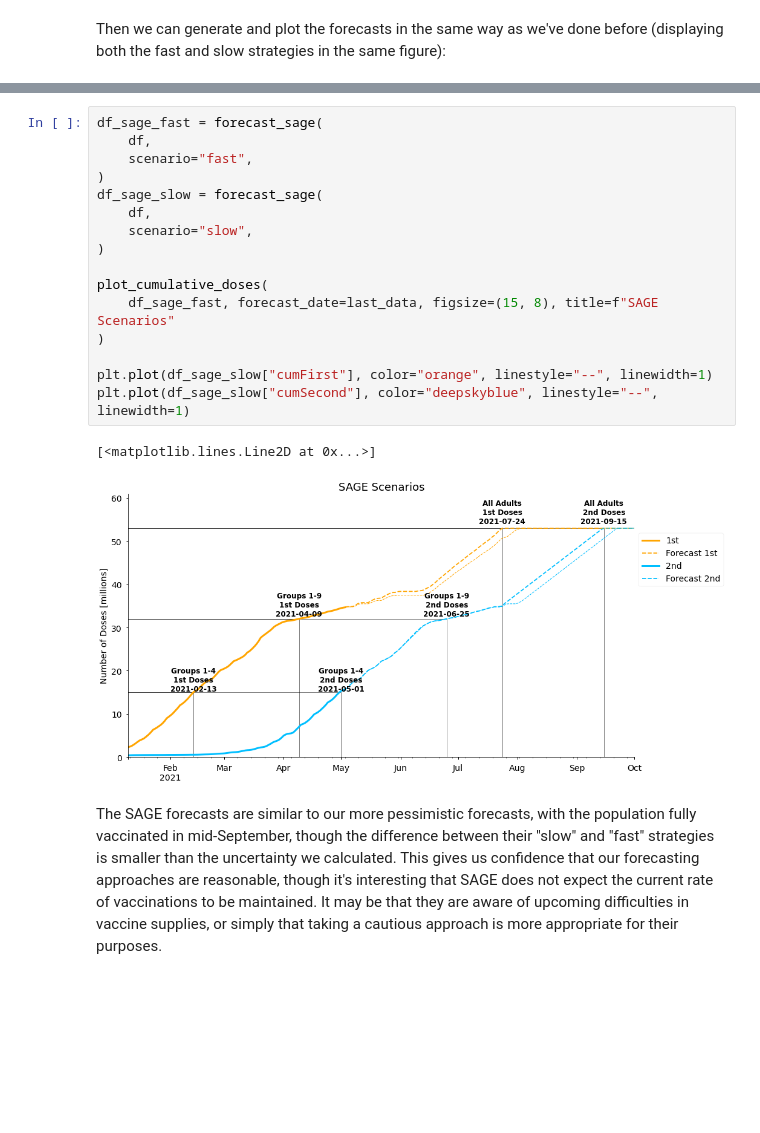
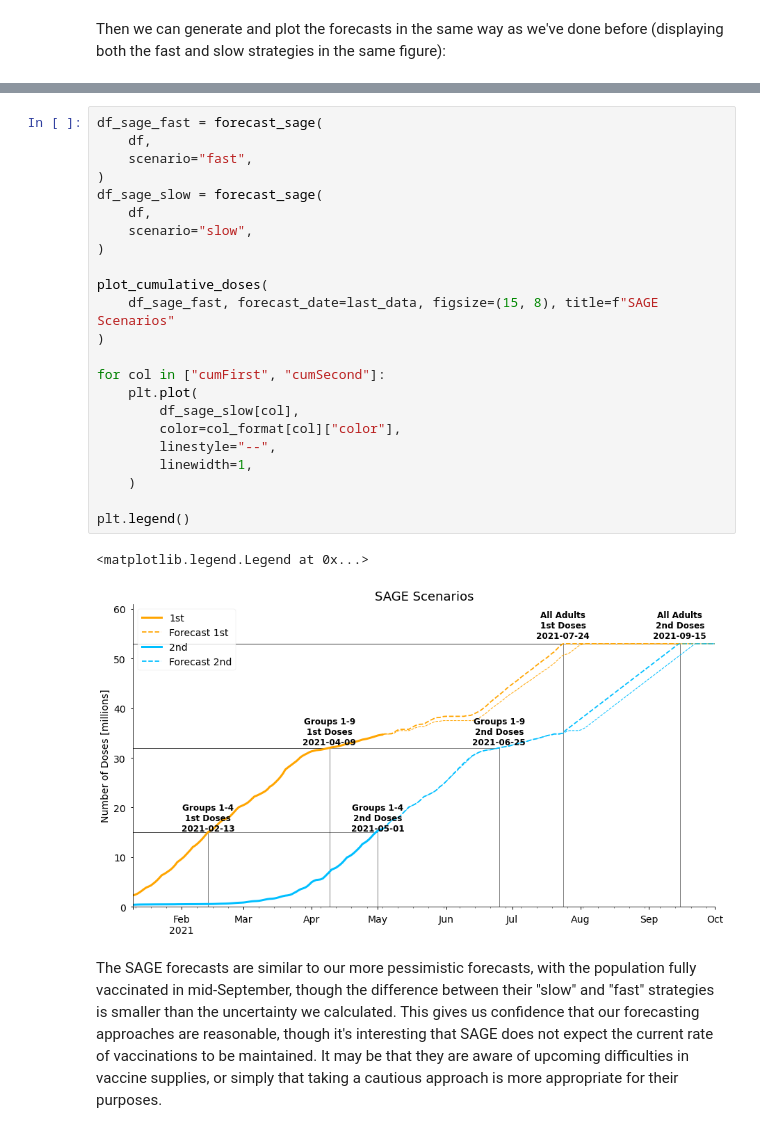
Before and after one commit to alan-turing-institute/TuringDataStories, a Jupyter notebook: stories/covid-vax/covid_vax.ipynb, the cells around one changed output, grey strips where cells are left out. Cells and saved outputs as stored; diff of their text form; blank space fills up the shorter version.

Commit message:
tidy up code for SAGE forecasts plot

```diff
--- a/stories/covid-vax/covid_vax.ipynb
+++ b/stories/covid-vax/covid_vax.ipynb
@@ -764,22 +774,29 @@ Then we can generate and plot the forecasts in the same way as we've done before
 # %%
 df_sage_fast = forecast_sage(
     df,
     scenario="fast",
 )
 df_sage_slow = forecast_sage(
     df,
     scenario="slow",
 )
 
 plot_cumulative_doses(
     df_sage_fast, forecast_date=last_data, figsize=(15, 8), title=f"SAGE Scenarios"
 )
 
-plt.plot(df_sage_slow["cumFirst"], color="orange", linestyle="--", linewidth=1)
-plt.plot(df_sage_slow["cumSecond"], color="deepskyblue", linestyle="--", linewidth=1)
+for col in ["cumFirst", "cumSecond"]:
+    plt.plot(
+        df_sage_slow[col],
+        color=col_format[col]["color"],
+        linestyle="--",
+        linewidth=1,
+    )
+
+plt.legend()
 # %% [output]
-[<matplotlib.lines.Line2D at 0x...>]
+<matplotlib.legend.Legend at 0x...>
-[figure, old version]
+[figure, new version]
 # %% [markdown]
 The SAGE forecasts are similar to our more pessimistic forecasts, with the population fully vaccinated in mid-September, though the difference between their "slow" and "fast" strategies is smaller than the uncertainty we calculated. This gives us confidence that our forecasting approaches are reasonable, though it's interesting that SAGE does not expect the current rate of vaccinations to be maintained. It may be that they are aware of upcoming difficulties in vaccine supplies, or simply that taking a cautious approach is more appropriate for their purposes.
 # %% [markdown]
```
Also changed, not shown: parts of 1 cell of this notebook.
